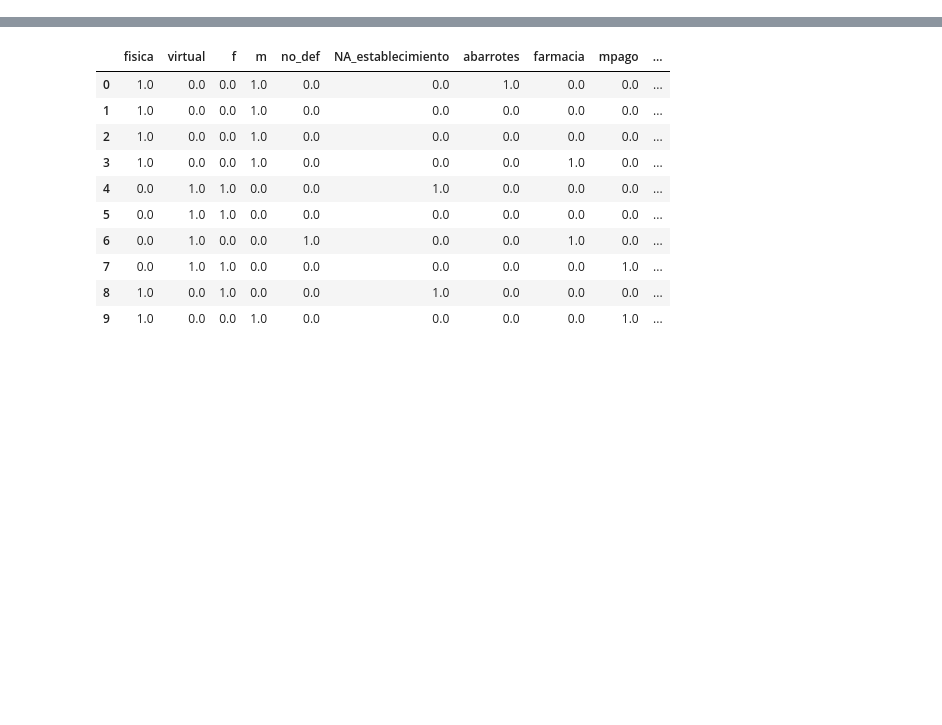
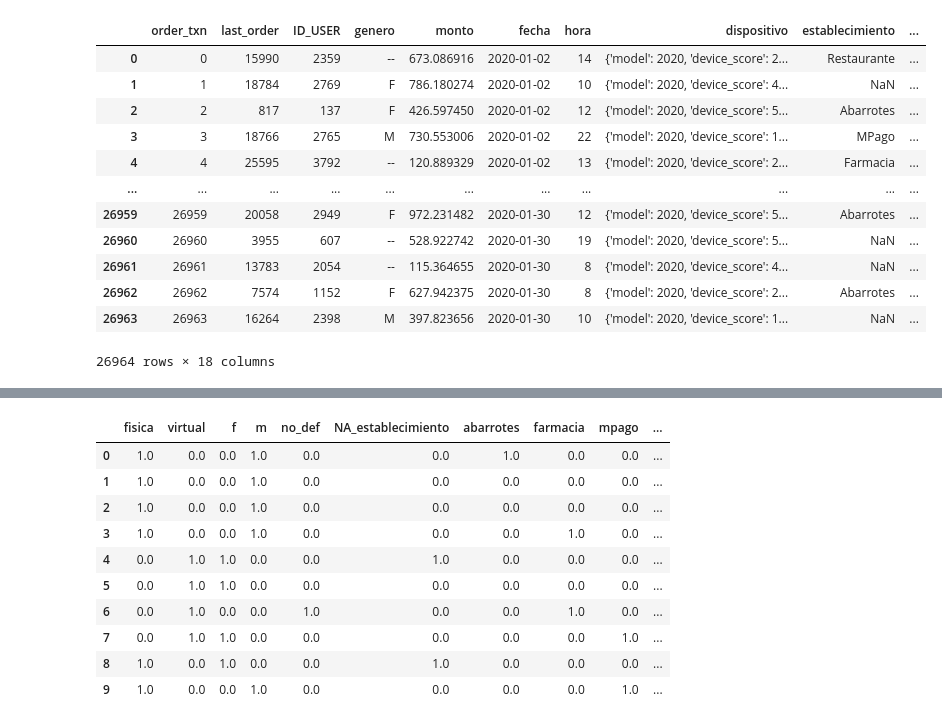
Before and after one commit to ElenaVillano/challenge_rpmx, a Jupyter notebook: notebooks/modelamiento.ipynb, the cells around one changed output, grey strips where cells are left out. Drawn from its saved outputs; the diff is of its cells as text; code cells hidden in the pictures; blank space fills up the shorter version.

```diff
--- a/notebooks/modelamiento.ipynb
+++ b/notebooks/modelamiento.ipynb
@@ -38,0 +71,18 @@ df
+# %%
+df2 = pd.read_csv('../data/historic_db_2021-01-01.csv')
+# %%
+df2
+# %% [output]
+|  | order_txn | last_order | ID_USER | genero | monto | fecha | hora | dispositivo | establecimiento | ... |
+| 0 | 0 | 15990 | 2359 | -- | 673.086916 | 2020-01-02 | 14 | {'model': 2020, 'device_score': 2... | Restaurante | ... |
+| 1 | 1 | 18784 | 2769 | F | 786.180274 | 2020-01-02 | 10 | {'model': 2020, 'device_score': 4... | NaN | ... |
+| 2 | 2 | 817 | 137 | F | 426.597450 | 2020-01-02 | 12 | {'model': 2020, 'device_score': 5... | Abarrotes | ... |
+| 3 | 3 | 18766 | 2765 | M | 730.553006 | 2020-01-02 | 22 | {'model': 2020, 'device_score': 1... | MPago | ... |
+| 4 | 4 | 25595 | 3792 | -- | 120.889329 | 2020-01-02 | 13 | {'model': 2020, 'device_score': 2... | Farmacia | ... |
+| ... | ... | ... | ... | ... | ... | ... | ... | ... | ... | ... |
+| 26959 | 26959 | 20058 | 2949 | F | 972.231482 | 2020-01-30 | 12 | {'model': 2020, 'device_score': 5... | Abarrotes | ... |
+| 26960 | 26960 | 3955 | 607 | -- | 528.922742 | 2020-01-30 | 19 | {'model': 2020, 'device_score': 5... | NaN | ... |
+| 26961 | 26961 | 13783 | 2054 | -- | 115.364655 | 2020-01-30 | 8 | {'model': 2020, 'device_score': 4... | NaN | ... |
+| 26962 | 26962 | 7574 | 1152 | F | 627.942375 | 2020-01-30 | 8 | {'model': 2020, 'device_score': 2... | Abarrotes | ... |
+| 26963 | 26963 | 16264 | 2398 | M | 397.823656 | 2020-01-30 | 10 | {'model': 2020, 'device_score': 1... | NaN | ... |
+26964 rows × 18 columns
```
Also changed, not shown: parts of 14 cells of this notebook, 6 other files.
